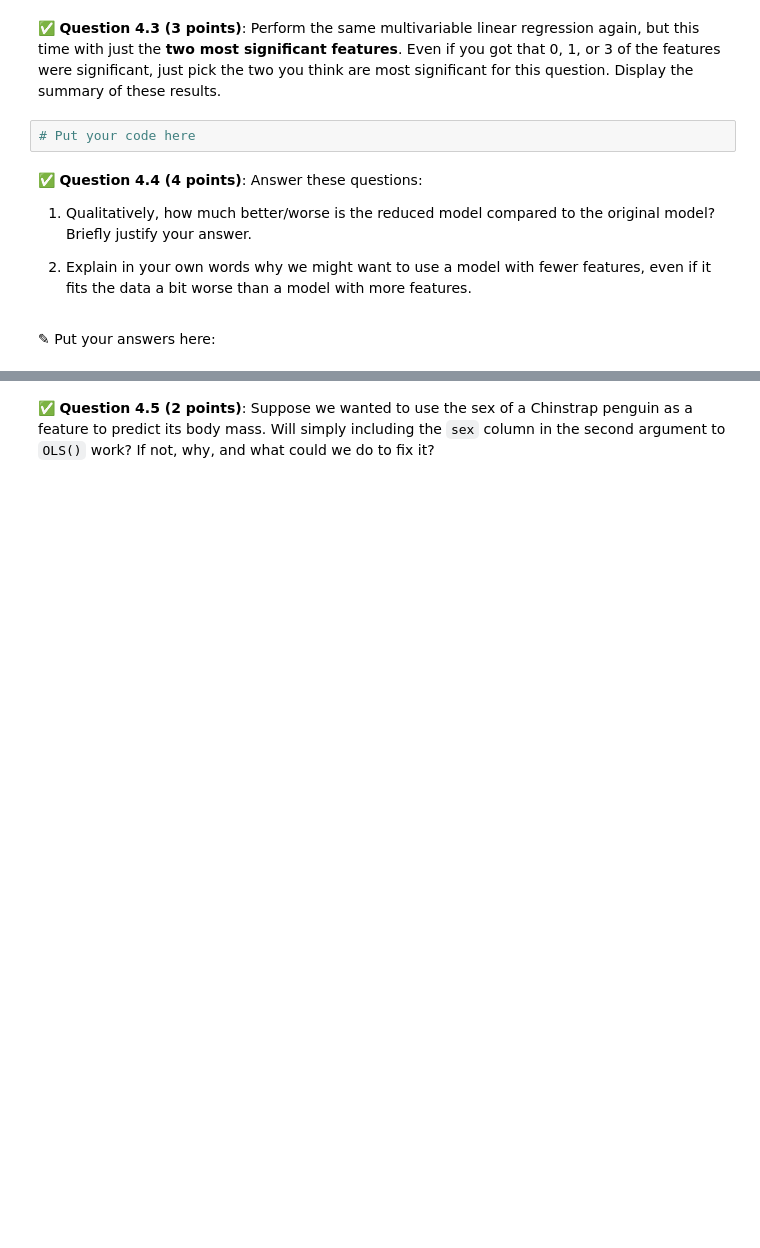
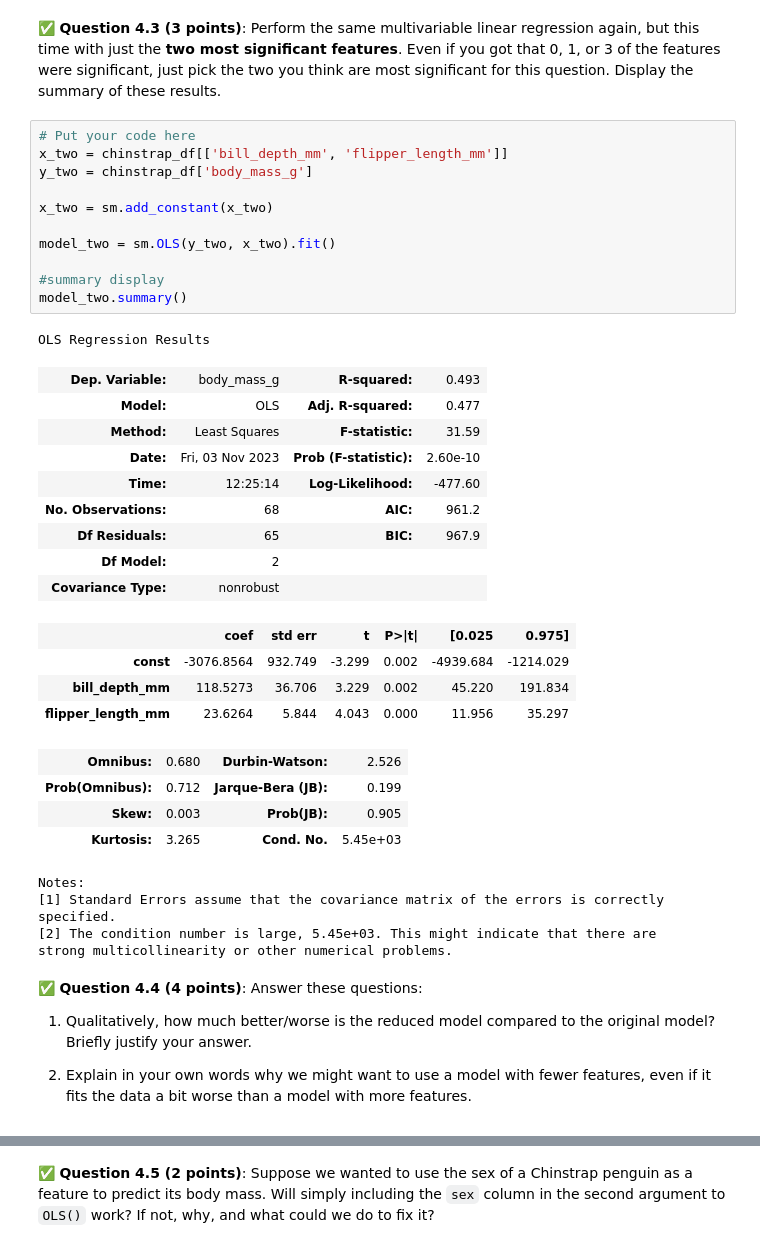
Before and after one commit to sarahhoogstraten/CMSE202-f23-turnin, a Jupyter notebook: hw-03/HW-03_Regression-SarahHoogstraten.ipynb, the cells around one changed output, grey strips where cells are left out. Cells and saved outputs as stored; diff of their text form; blank space fills up the shorter version.

```diff
--- a/hw-03/HW-03_Regression-SarahHoogstraten.ipynb
+++ b/hw-03/HW-03_Regression-SarahHoogstraten.ipynb
@@ -383,12 +439,42 @@ In this part, we'll use multiple features to predict the body mass of a Chinstra
 # %% [markdown]
 &#9989;  **Question 4.3 (3 points)**: Perform the same multivariable linear regression again, but this time with just the **two most significant features**. Even if you got that 0, 1, or 3 of the features were significant, just pick the two you think are most significant for this question. Display the summary of these results.
-# %%
-# Put your code here
+# %%
+# Put your code here
+x_two = chinstrap_df[['bill_depth_mm', 'flipper_length_mm']]
+y_two = chinstrap_df['body_mass_g']
+
+x_two = sm.add_constant(x_two)
+
+model_two = sm.OLS(y_two, x_two).fit()
+
+#summary display
+model_two.summary()
+# %% [output]
+OLS Regression Results
+| Dep. Variable: | body_mass_g | R-squared: | 0.493 |
+| Model: | OLS | Adj. R-squared: | 0.477 |
+| Method: | Least Squares | F-statistic: | 31.59 |
+| Date: | Fri, 03 Nov 2023 | Prob (F-statistic): | 2.60e-10 |
+| Time: | 12:25:14 | Log-Likelihood: | -477.60 |
+| No. Observations: | 68 | AIC: | 961.2 |
+| Df Residuals: | 65 | BIC: | 967.9 |
+| Df Model: | 2 |  |  |
+| Covariance Type: | nonrobust |  |  |
+|  | coef | std err | t | P>|t| | [0.025 | 0.975] |
+| const | -3076.8564 | 932.749 | -3.299 | 0.002 | -4939.684 | -1214.029 |
+| bill_depth_mm | 118.5273 | 36.706 | 3.229 | 0.002 | 45.220 | 191.834 |
+| flipper_length_mm | 23.6264 | 5.844 | 4.043 | 0.000 | 11.956 | 35.297 |
+| Omnibus: | 0.680 | Durbin-Watson: | 2.526 |
+| Prob(Omnibus): | 0.712 | Jarque-Bera (JB): | 0.199 |
+| Skew: | 0.003 | Prob(JB): | 0.905 |
+| Kurtosis: | 3.265 | Cond. No. | 5.45e+03 |
+Notes:
+[1] Standard Errors assume that the covariance matrix of the errors is correctly specified.
+[2] The condition number is large, 5.45e+03. This might indicate that there are
+strong multicollinearity or other numerical problems.
 # %% [markdown]
 &#9989;  **Question 4.4 (4 points)**: Answer these questions:
 
 1. Qualitatively, how much better/worse is the reduced model compared to the original model? Briefly justify your answer.
 
 2. Explain in your own words why we might want to use a model with fewer features, even if it fits the data a bit worse than a model with more features.
-# %% [markdown]
-<font size=+3>&#9998;</font> Put your answers here:
```
Also changed, not shown: parts of 16 cells of this notebook.
